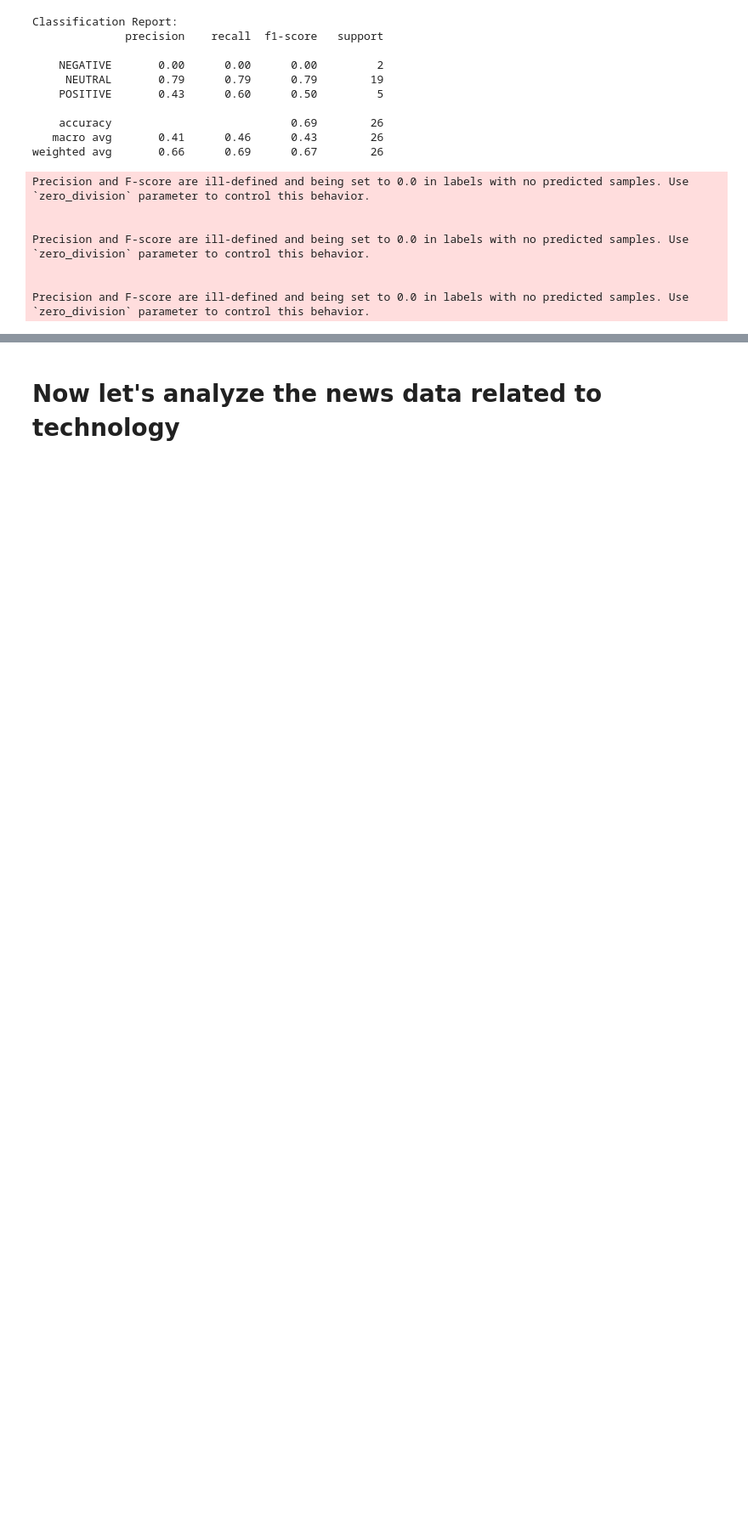
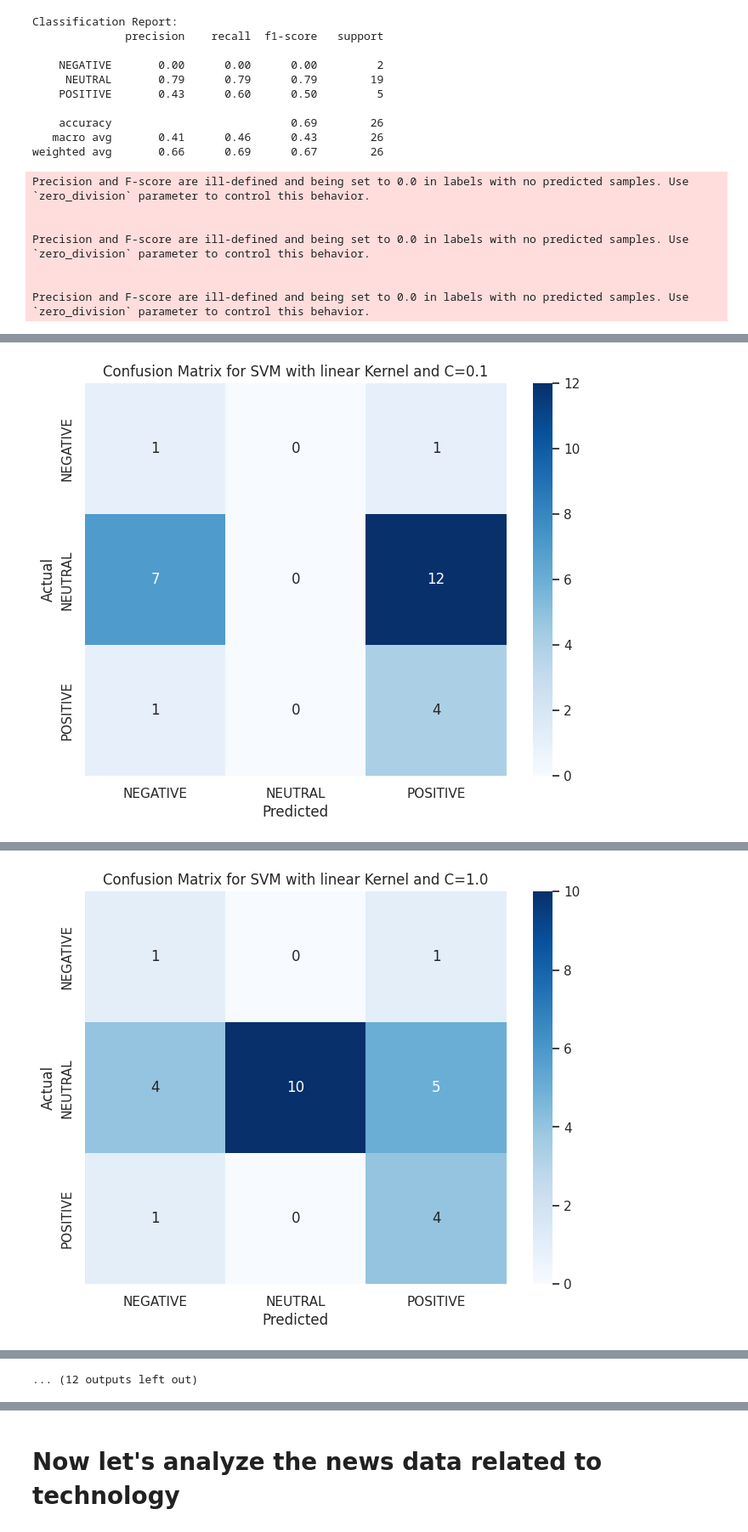
Before and after one commit to IshwaryaKeerthivasan/Sentiment-Analysis, a Jupyter notebook: Sentiment_and_Emotion_Analysis_for_News_Articles.ipynb, the cells around one changed output, grey strips where cells are left out. Shown at 85% size. Saved outputs shown, nothing was run; the diff lists cells and outputs as text; code cells hidden in the pictures; blank space fills up the shorter version.

```diff
--- a/Sentiment_and_Emotion_Analysis_for_News_Articles.ipynb
+++ b/Sentiment_and_Emotion_Analysis_for_News_Articles.ipynb
@@ -297,3 +302,22 @@ Sparse Coverage: Conversely, regions like Africa, South America, and some remote
 Global Disparities: By visualizing the distribution of news sources worldwide, the map underscores global disparities in media presence and access to information. The uneven distribution emphasizes the importance of addressing media inequalities and promoting diverse reporting to ensure comprehensive news coverage and global awareness.
 # %% [markdown]
 # Sentiment Analysis
+# %%
+from textblob import TextBlob
+
+# Function to classify sentiment using TextBlob
+def classify_sentiment_textblob(text):
+    blob = TextBlob(text)
+    polarity = blob.sentiment.polarity
+    if polarity > 0:
+        return 'POSITIVE'
+    elif polarity < 0:
+        return 'NEGATIVE'
+    else:
+        return 'NEUTRAL'
+
+# Apply sentiment classification using TextBlob
+sources_df['Sentiment_textblob'] = sources_df['Preprocessed_Description'].apply(classify_sentiment_textblob)
+
+# Display the updated DataFrame
+sources_df.head()
@@ -732,0 +790,51 @@ Precision and F-score are ill-defined and being set to 0.0 in labels with no pre
+# %%
+from sklearn.svm import SVC
+from sklearn.model_selection import train_test_split
+from sklearn.feature_extraction.text import TfidfVectorizer
+from sklearn.metrics import classification_report, confusion_matrix
+import matplotlib.pyplot as plt
+import seaborn as sns
+
+# Define features and target variable
+X = sources_df['Preprocessed_Description']
+y = sources_df['Sentiment']
+
+# Split the data into training and testing sets
+X_train, X_test, y_train, y_test = train_test_split(X, y, test_size=0.2, random_state=42)
+
+# Vectorize the text data using TF-IDF
+vectorizer = TfidfVectorizer()
+X_train_vect = vectorizer.fit_transform(X_train)
+X_test_vect = vectorizer.transform(X_test)
+
+# Define different kernels and C values to try
+kernels = ['linear', 'poly', 'rbf', 'sigmoid']
+C_values = [0.1, 1.0, 10.0]
+
+# Iterate through different kernels and C values
+for kernel in kernels:
+    for C in C_values:
+        print(f"Using {kernel} kernel with C={C}:")
+
+        # Train an SVM model with the specified kernel and C value
+        svm = SVC(kernel=kernel, class_weight='balanced', gamma='scale', C=C)
+        svm.fit(X_train_vect, y_train)
+
+        # Predict on the test set
+        y_pred = svm.predict(X_test_vect)
+
+        # Evaluate the model
+        print("Classification Report:")
+        print(classification_report(y_test, y_pred, zero_division=1))
+
+        # Create confusion matrix
+        conf_matrix = confusion_matrix(y_test, y_pred)
+
+        # Visualize the confusion matrix
+        plt.figure(figsize=(8, 6))
+        sns.heatmap(conf_matrix, annot=True, fmt='d', cmap='Blues', xticklabels=svm.classes_, yticklabels=svm.classes_)
+        plt.title(f"Confusion Matrix for SVM with {kernel} Kernel and C={C}")
+        plt.xlabel("Predicted")
+        plt.ylabel("Actual")
+        plt.show()
+# %% [output]
@@ -732,0 +852 @@ Precision and F-score are ill-defined and being set to 0.0 in labels with no pre
+[figure, added]
@@ -732,0 +864 @@ Precision and F-score are ill-defined and being set to 0.0 in labels with no pre
+[figure, added]
@@ -732,0 +913 @@ Precision and F-score are ill-defined and being set to 0.0 in labels with no pre
+... (12 outputs left out)
```
Also changed, not shown: parts of 37 cells of this notebook.
